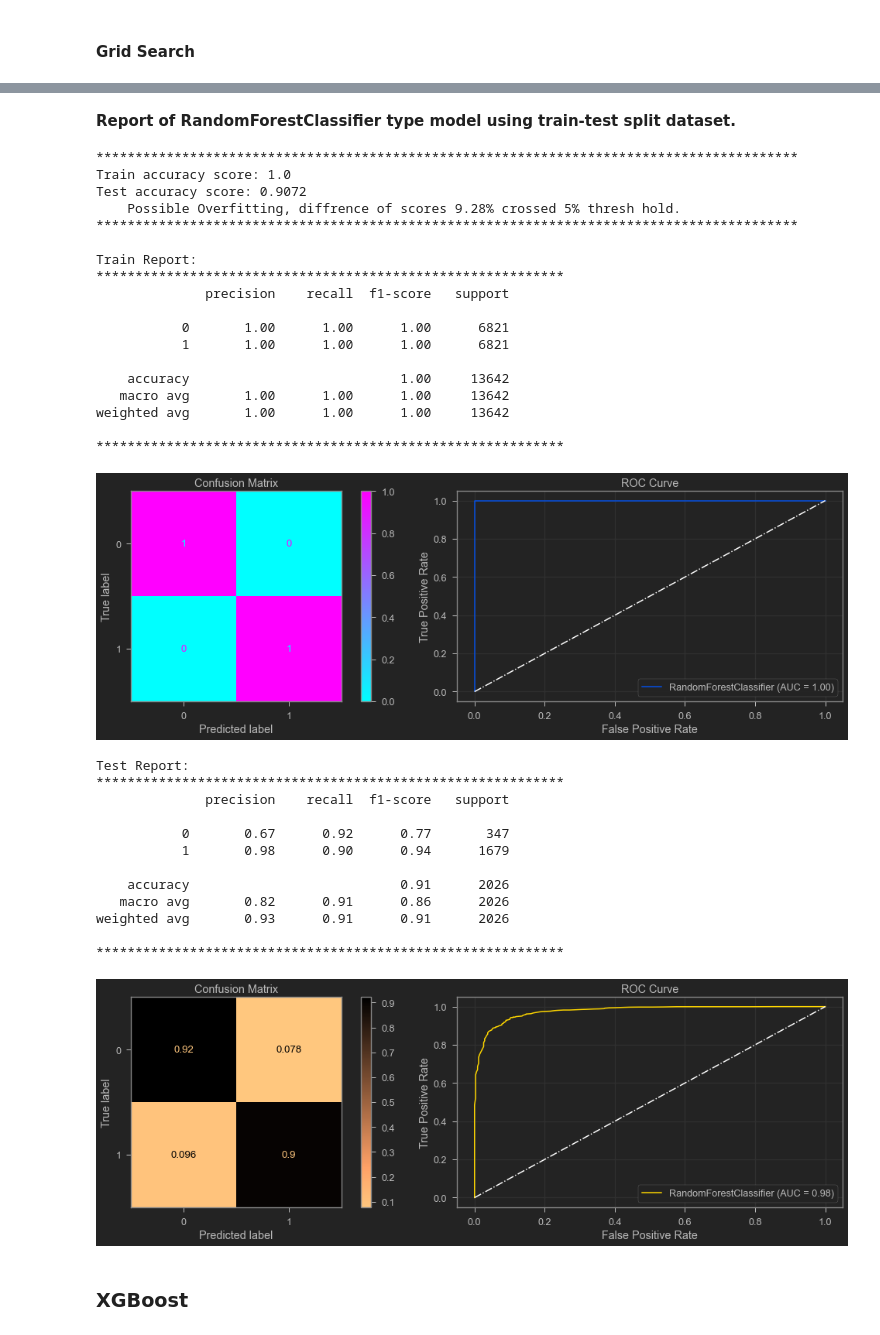
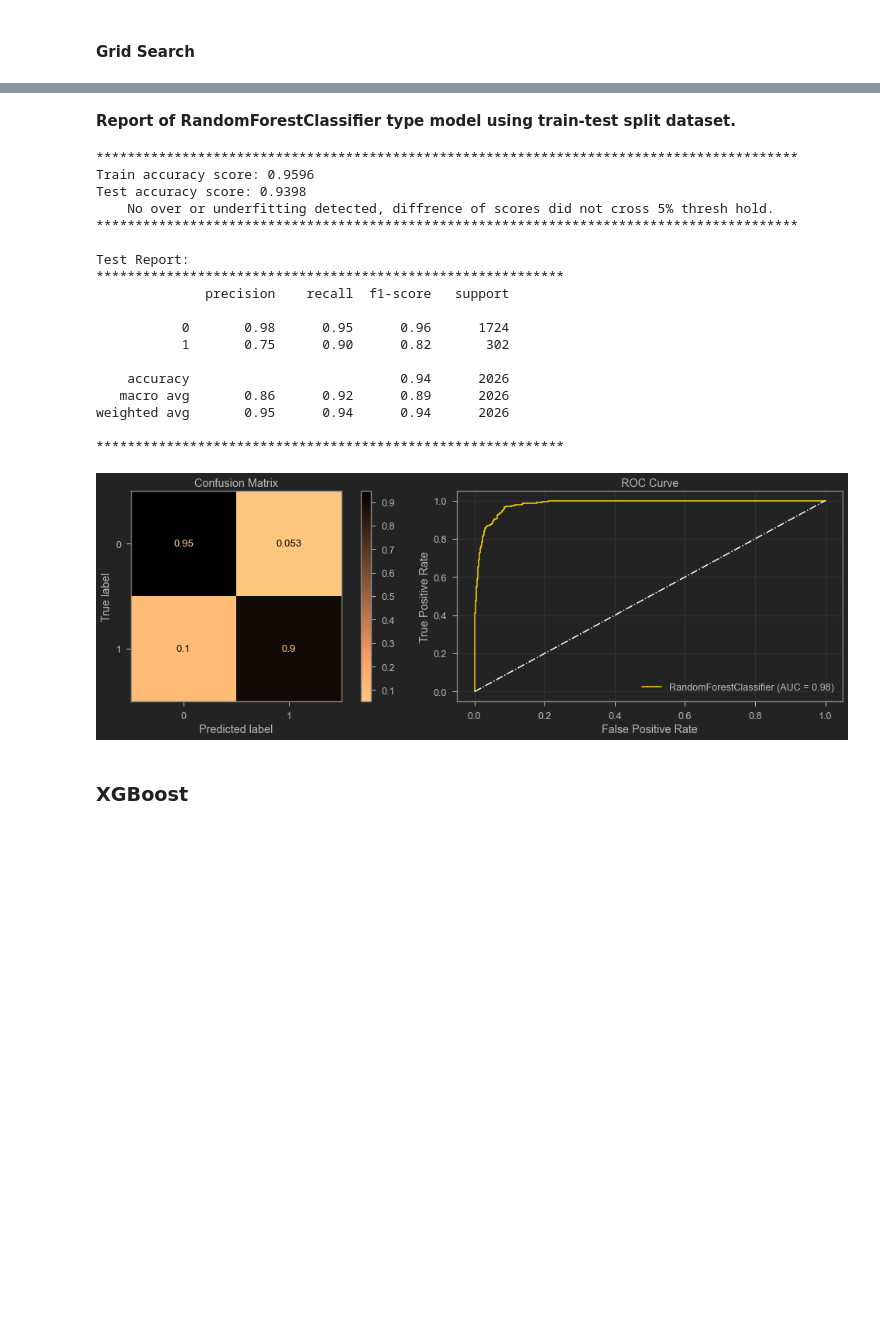
Before and after one commit to tamjid-ahsan/capstone_customer_churn, a Jupyter notebook: index.ipynb, the cells around one changed output, grey strips where cells are left out. Cells and saved outputs as stored; diff of their text form; code cells hidden in the pictures; blank space fills up the shorter version.

```diff
--- a/index.ipynb
+++ b/index.ipynb
@@ -425,2 +568,8 @@ NameError: name 'base_model' is not defined
+# %%
+X_train_pr, X_test_pr, y_train, y_test = train_test_split(X_additional_col, y_additional_col, train_size=.8)
+# %%
+oversampling1 = SMOTENC(categorical_features=smotenc_features, n_jobs=-1)
+# %%
+X_train_pr_os, y_train_encoded_os = oversampling1.fit_sample(X_train_pr, y_train)
 # %% [markdown]
 ### Baseline model
@@ -559,17 +680,17 @@ weighted avg       0.94      0.92      0.92      2026
 # %% [markdown]
 #### Grid Search
 # %%
-rf_clf_gs = RandomForestClassifier(n_jobs=-1)
+rf_clf_gs = RandomForestClassifier(n_jobs=-1, verbose=0)
 params = {
     'criterion': ["gini", "entropy"],
-    'max_depth': [2, 3, 4, None],
-    'min_samples_leaf': [1, 2, 3, 4],
-    'class_weight': ["balanced", "balanced_subsample"]
+    'max_depth': [5,6,7],
+    'min_samples_leaf': [ 2, 3, 4],
+#     'class_weight': ["balanced", "balanced_subsample"]
 }
 gridsearch_rf_clf = GridSearchCV(estimator=rf_clf_gs,
                                  param_grid=params,
                                  n_jobs=-1,
-                                 scoring='precision')
+                                 scoring='f1_macro')
 gridsearch_rf_clf
 # %% [output]
 GridSearchCV(estimator=RandomForestClassifier(n_jobs=-1), n_jobs=-1,
@@ -595,40 +716,28 @@ Best Estimator by gridsearch:   RandomForestClassifier(class_weight='balanced_su
 # %%
-model_report(rf_clf_gs_best, X_train_pr_os, y_train_encoded_os, X_test_pr,
-             y_test_encoded)
+fn.model_report(rf_clf_gs_best, X_train_pr_os, y_train_encoded_os, X_test_pr,
+             y_test,
+             show_train_report=False)
 # %% [output]
 Report of RandomForestClassifier type model using train-test split dataset.
 ******************************************************************************************
-Train accuracy score: 1.0
-Test accuracy score: 0.9072
-    Possible Overfitting, diffrence of scores 9.28% crossed 5% thresh hold.
+Train accuracy score: 0.9596
+Test accuracy score: 0.9398
+    No over or underfitting detected, diffrence of scores did not cross 5% thresh hold.
 ******************************************************************************************
 
-Train Report:
+Test Report:
 ************************************************************
               precision    recall  f1-score   support
 
-           0       1.00      1.00      1.00      6821
-           1       1.00      1.00      1.00      6821
+           0       0.98      0.95      0.96      1724
+           1       0.75      0.90      0.82       302
 
-    accuracy                           1.00     13642
-   macro avg       1.00      1.00      1.00     13642
-weighted avg       1.00      1.00      1.00     13642
+    accuracy                           0.94      2026
+   macro avg       0.86      0.92      0.89      2026
+weighted avg       0.95      0.94      0.94      2026
 
 ************************************************************
-[figure, old version]
+[figure, new version]
-Test Report:
-************************************************************
-              precision    recall  f1-score   support
-
-           0       0.67      0.92      0.77       347
-           1       0.98      0.90      0.94      1679
-
-    accuracy                           0.91      2026
-   macro avg       0.82      0.91      0.86      2026
-weighted avg       0.93      0.91      0.91      2026
-
-************************************************************
-[figure, removed]
 # %% [markdown]
 ### XGBoost
 # %%
```
Also changed, not shown: parts of 107 cells of this notebook, 3 other files.
